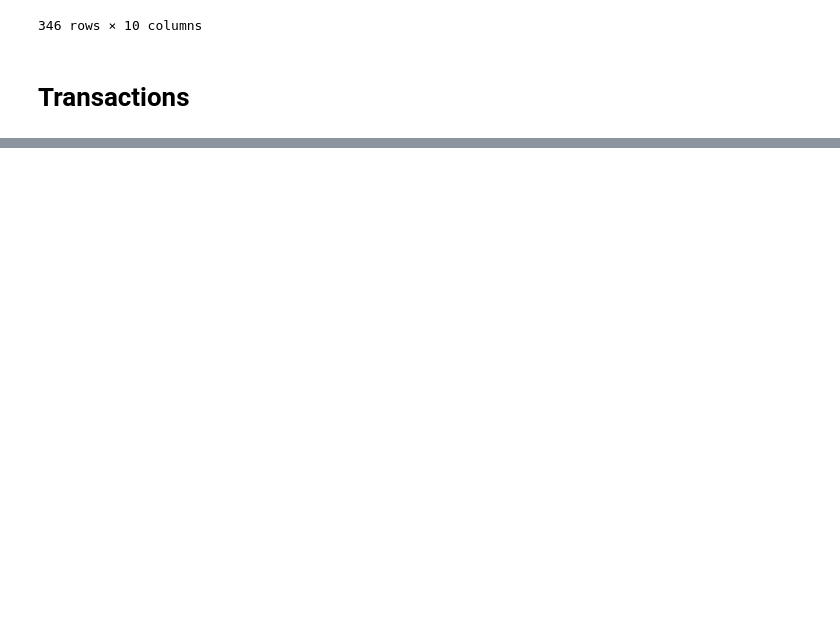
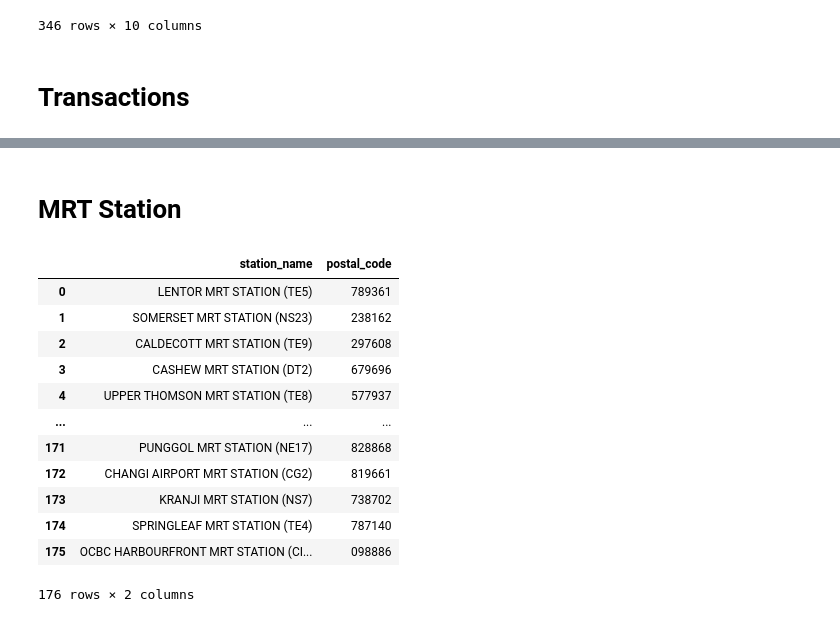
Before and after one commit to dylanlo8/Dagger, a Jupyter notebook: test.ipynb, the cells around one changed output, grey strips where cells are left out. Cells and saved outputs as stored; diff of their text form; code cells hidden in the pictures; blank space fills up the shorter version.

```diff
--- a/test.ipynb
+++ b/test.ipynb
@@ -418,0 +610,2 @@ transactions
+# %% [markdown]
+# MRT Station
@@ -418,0 +654,18 @@ transactions
+# %%
+stations = extract_mrt_stations()
+# %%
+stations
+# %% [output]
+|  | station_name | postal_code |
+| 0 | LENTOR MRT STATION (TE5) | 789361 |
+| 1 | SOMERSET MRT STATION (NS23) | 238162 |
+| 2 | CALDECOTT MRT STATION (TE9) | 297608 |
+| 3 | CASHEW MRT STATION (DT2) | 679696 |
+| 4 | UPPER THOMSON MRT STATION (TE8) | 577937 |
+| ... | ... | ... |
+| 171 | PUNGGOL MRT STATION (NE17) | 828868 |
+| 172 | CHANGI AIRPORT MRT STATION (CG2) | 819661 |
+| 173 | KRANJI MRT STATION (NS7) | 738702 |
+| 174 | SPRINGLEAF MRT STATION (TE4) | 787140 |
+| 175 | OCBC HARBOURFRONT MRT STATION (CI... | 098886 |
+176 rows × 2 columns
```
Also changed, not shown: parts of 18 cells of this notebook, 1 other file.
